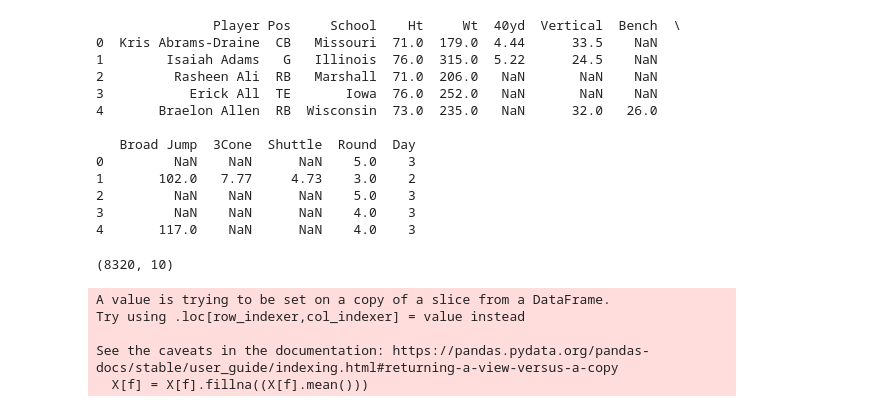
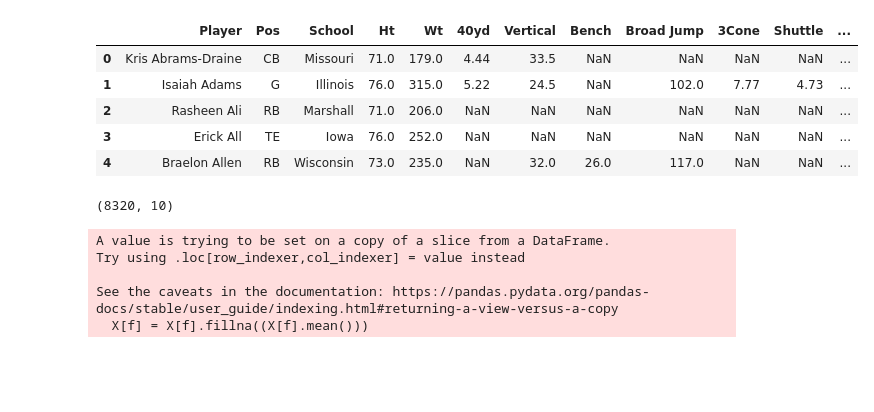
Before and after one commit to BenjaminGroseclose/SportsIQ, a Jupyter notebook: sports-iq-ml/nfl-combine/combine-model-2.ipynb, the cells around one changed output. Cells and saved outputs as stored; diff of their text form; code cells hidden in the pictures; blank space fills up the shorter version.

Commit message:
Update data

```diff
--- a/sports-iq-ml/nfl-combine/combine-model-2.ipynb
+++ b/sports-iq-ml/nfl-combine/combine-model-2.ipynb
@@ -20,47 +20,41 @@ def round_map(round):
 		return np.nan
 
 	roundSection = re.search("\/(.*?)\/", round)
 	round = re.search("([0-9])", roundSection[0])
 
 	return int(round[0])
 
 def day_map(round):
 	if round is np.nan:
 		return np.nan
 
 	if round == 1:
 		return 1
 
 	if round == 2 or round == 3:
 		return 2
 
 	return 3
 
 # print(height_map("5-11"))
 
 data = pd.read_csv("./combine-data.csv")
 
 data['Ht'] = data['Ht'].map(height_map)
 data['Round'] = data['Drafted (tm/rnd/yr)'].map(round_map)
 data['Day'] = data['Round'].map(day_map)
 
 data = data.drop(['College', 'Drafted (tm/rnd/yr)', 'Player-additional'], axis=1)
 
-print(data.head())
+data.head()
+# TODO: add pick number
 # %% [output]
-               Player Pos     School    Ht     Wt  40yd  Vertical  Bench  \
-0  Kris Abrams-Draine  CB   Missouri  71.0  179.0  4.44      33.5    NaN
-1        Isaiah Adams   G   Illinois  76.0  315.0  5.22      24.5    NaN
-2         Rasheen Ali  RB   Marshall  71.0  206.0   NaN       NaN    NaN
-3           Erick All  TE       Iowa  76.0  252.0   NaN       NaN    NaN
-4       Braelon Allen  RB  Wisconsin  73.0  235.0   NaN      32.0   26.0
-
-   Broad Jump  3Cone  Shuttle  Round  Day
-0         NaN    NaN      NaN    5.0    3
-1       102.0   7.77     4.73    3.0    2
-2         NaN    NaN      NaN    5.0    3
-3         NaN    NaN      NaN    4.0    3
-4       117.0    NaN      NaN    4.0    3
+|  | Player | Pos | School | Ht | Wt | 40yd | Vertical | Bench | Broad Jump | 3Cone | Shuttle | ... |
+| 0 | Kris Abrams-Draine | CB | Missouri | 71.0 | 179.0 | 4.44 | 33.5 | NaN | NaN | NaN | NaN | ... |
+| 1 | Isaiah Adams | G | Illinois | 76.0 | 315.0 | 5.22 | 24.5 | NaN | 102.0 | 7.77 | 4.73 | ... |
+| 2 | Rasheen Ali | RB | Marshall | 71.0 | 206.0 | NaN | NaN | NaN | NaN | NaN | NaN | ... |
+| 3 | Erick All | TE | Iowa | 76.0 | 252.0 | NaN | NaN | NaN | NaN | NaN | NaN | ... |
+| 4 | Braelon Allen | RB | Wisconsin | 73.0 | 235.0 | NaN | 32.0 | 26.0 | 117.0 | NaN | NaN | ... |
 # %%
 features = ["Pos","School", "Ht", "Wt", "40yd", "Vertical", "Bench", "Broad Jump", "3Cone", "Shuttle"]
 
```
Also changed, not shown: 5 other files.
